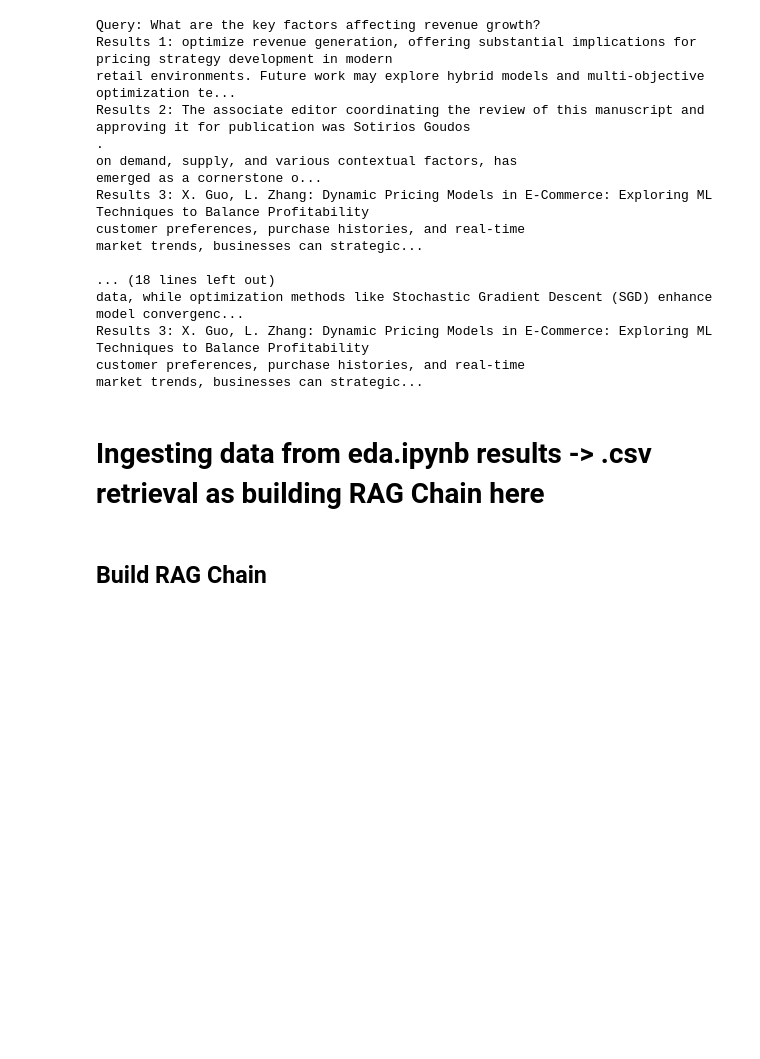
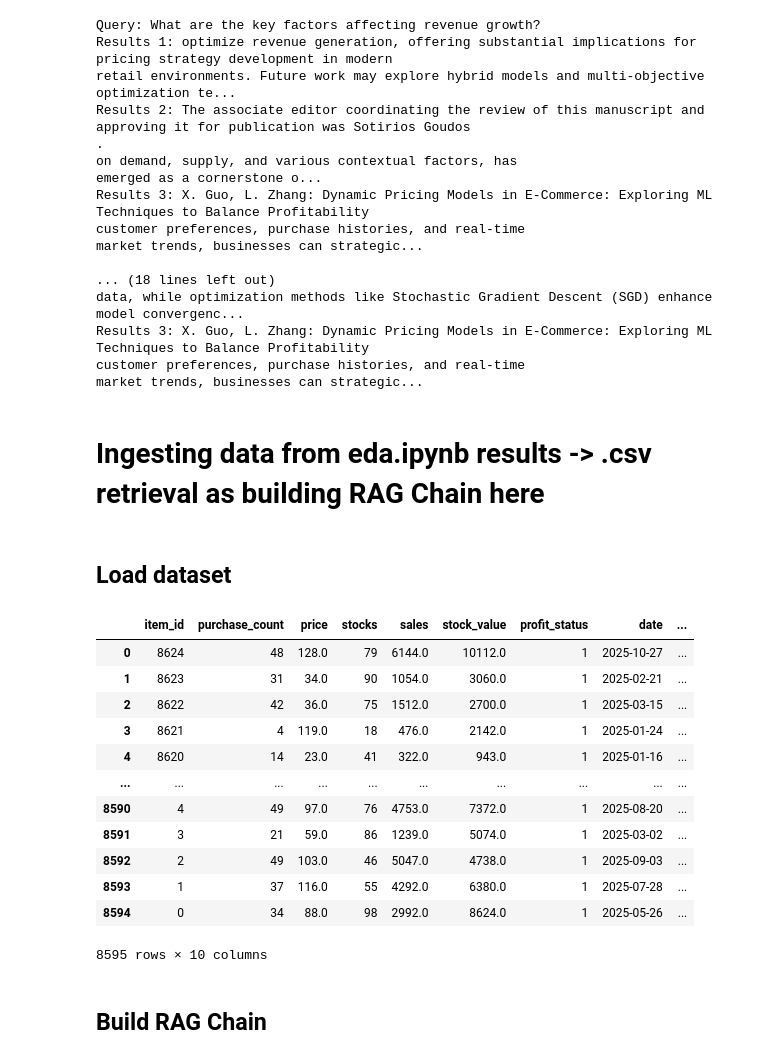
Before and after one commit to Mipjeiger/Fashion-recommendation-RAG-Finetuing-LLM-ML-Engineer-end-to-end, a Jupyter notebook: pipelines/ai_engineer/LLM/llm.ipynb, the cells around one changed output. Cells and saved outputs as stored; diff of their text form; code cells hidden in the pictures; blank space fills up the shorter version.

```diff
--- a/pipelines/ai_engineer/LLM/llm.ipynb
+++ b/pipelines/ai_engineer/LLM/llm.ipynb
@@ -303,5 +304,28 @@ customer preferences, purchase histories, and real-time
 market trends, businesses can strategic...
 # %% [markdown]
 # Ingesting data from eda.ipynb results -> .csv retrieval as building RAG Chain here
+# %% [markdown]
+## Load dataset
+# %%
+def load_data(file_path):
+    df = pd.read_csv(file_path)
+    return df
+
+df = load_data("predicted_sales_profit.csv")
+df
+# %% [output]
+|  | item_id | purchase_count | price | stocks | sales | stock_value | profit_status | date | ... |
+| 0 | 8624 | 48 | 128.0 | 79 | 6144.0 | 10112.0 | 1 | 2025-10-27 | ... |
+| 1 | 8623 | 31 | 34.0 | 90 | 1054.0 | 3060.0 | 1 | 2025-02-21 | ... |
+| 2 | 8622 | 42 | 36.0 | 75 | 1512.0 | 2700.0 | 1 | 2025-03-15 | ... |
+| 3 | 8621 | 4 | 119.0 | 18 | 476.0 | 2142.0 | 1 | 2025-01-24 | ... |
+| 4 | 8620 | 14 | 23.0 | 41 | 322.0 | 943.0 | 1 | 2025-01-16 | ... |
+| ... | ... | ... | ... | ... | ... | ... | ... | ... | ... |
+| 8590 | 4 | 49 | 97.0 | 76 | 4753.0 | 7372.0 | 1 | 2025-08-20 | ... |
+| 8591 | 3 | 21 | 59.0 | 86 | 1239.0 | 5074.0 | 1 | 2025-03-02 | ... |
+| 8592 | 2 | 49 | 103.0 | 46 | 5047.0 | 4738.0 | 1 | 2025-09-03 | ... |
+| 8593 | 1 | 37 | 116.0 | 55 | 4292.0 | 6380.0 | 1 | 2025-07-28 | ... |
+| 8594 | 0 | 34 | 88.0 | 98 | 2992.0 | 8624.0 | 1 | 2025-05-26 | ... |
+8595 rows × 10 columns
 # %% [markdown]
 ## Build RAG Chain
```
Also changed, not shown: parts of 3 cells of this notebook, 1 other file.
